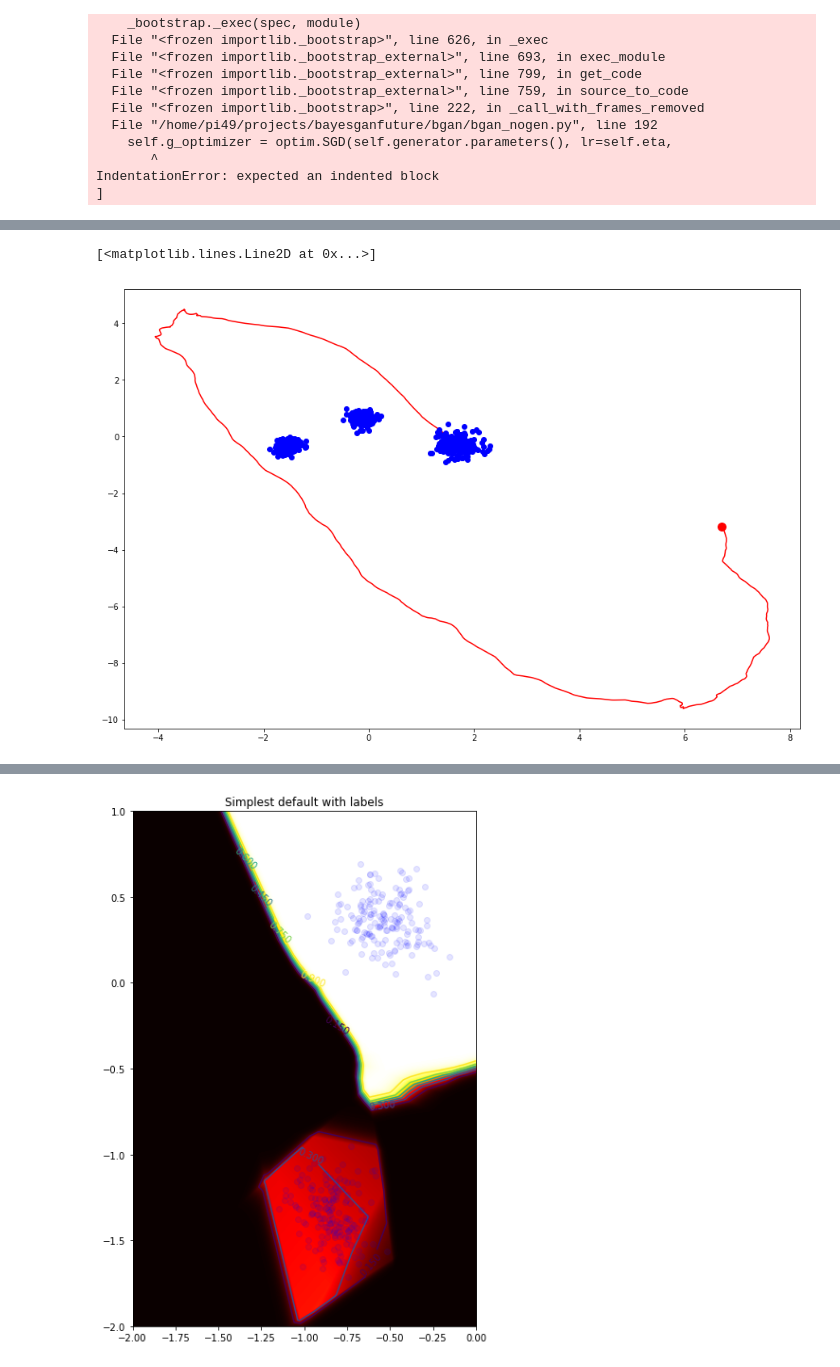
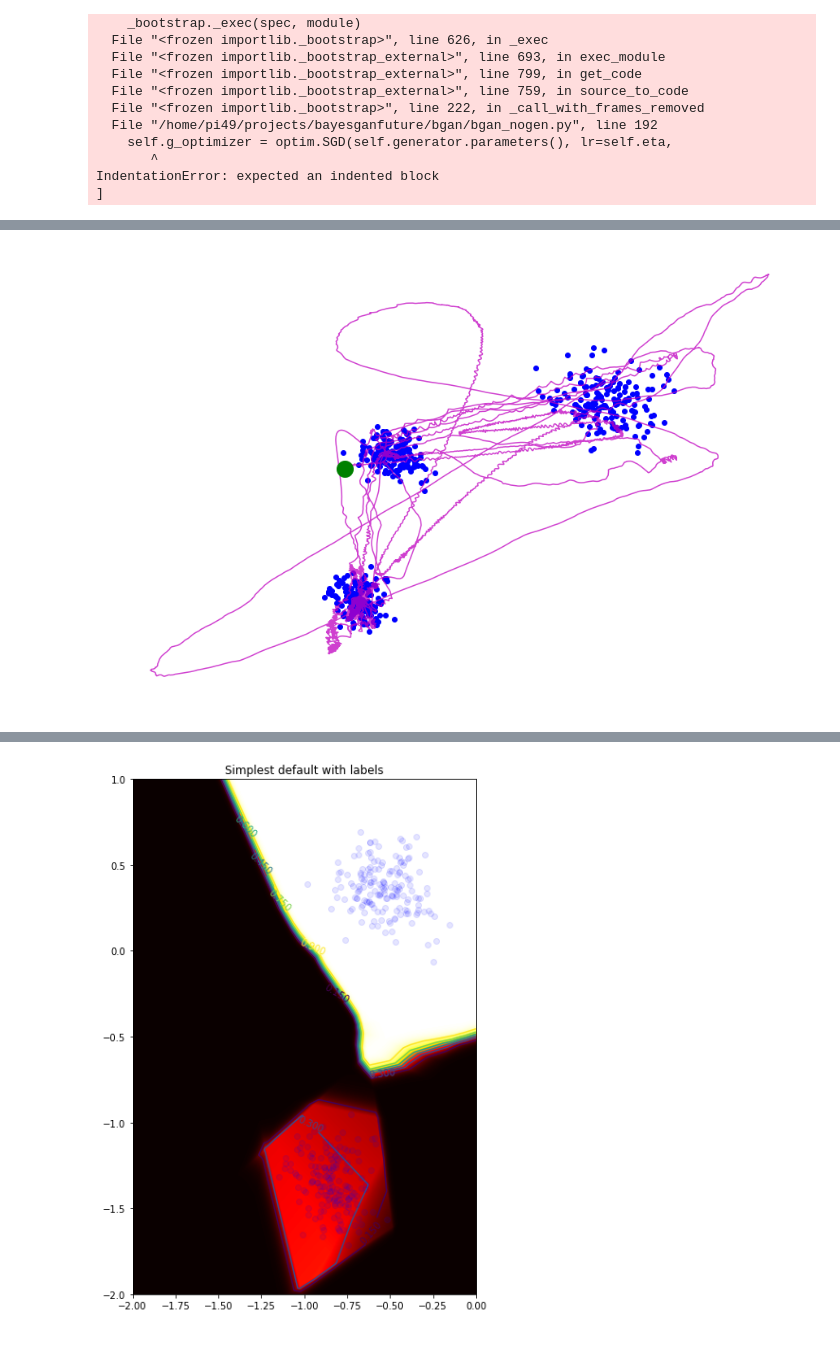
Before and after one commit to mfinzi/gans-and-stuff, a Jupyter notebook: experiments/nogen_experiments/bgan_nogen_synth.ipynb, the cells around one changed output, grey strips where cells are left out. Drawn from its saved outputs; the diff is of its cells as text; code cells hidden in the pictures.

```diff
--- a/experiments/nogen_experiments/bgan_nogen_synth.ipynb
+++ b/experiments/nogen_experiments/bgan_nogen_synth.ipynb
@@ -114,7 +114,7 @@ gen = GeneratorNetwork(1, init=init)
 disc = DiscriminatorNetwork(2, 100)
 gen.apply(weights_init)
 disc.apply(weights_init)
-bgan = BGANNG(gen, prior, disc, alpha=.01, eta=1e-2, num_data=len(data), disc_lr=1e-2, observed_gen=100)
+bgan = BGANNG(gen, prior, disc, alpha=.1, eta=1e-2, num_data=len(data), disc_lr=1e-1, observed_gen=100)
 samples = []
 # %%
 def visualize(samples, x_min=None, x_max=None, y_min=None, y_max=None, with_samples=True, n_grid=500):
@@ -157,7 +156,7 @@ def visualize(samples, x_min=None, x_max=None, y_min=None, y_max=None, with_samp
 # %%
 if isinstance(samples, np.ndarray):
     samples = samples.tolist()
-for epoch in range(1000):
+for epoch in range(200):
     for i, data_ in enumerate(dataloader, 0):
         batch = data_.float()
         bgan.step(batch)
@@ -180,9 +171,10 @@ samples = np.vstack(samples)
 # %%
 plt.figure(figsize=(15, 10))
-x_r, x_f = pca(x, samples)
-plt.plot(x_f[:, 0], x_f[:, 1], '-r')
-plt.plot(x_r[:, 0], x_r[:, 1], 'bo')
-plt.plot(x_f[-1, 0], x_f[-1, 1], 'ro', markersize=10)
+# x_r, x_f = pca(x, samples)
+plt.plot(x[:, 0], x[:, 1], 'bo')
+plt.plot(samples[:, 0], samples[:, 1], '-m', alpha=0.75)
+plt.plot(samples[-1, 0], samples[-1, 1], 'go', markersize=20)
+plt.axis('off')
+plt.savefig('gfbgan_trajectory.eps')
 # %% [output]
-[<matplotlib.lines.Line2D at 0x...>]
-[figure, old version]
+[figure, new version]
```
Also changed, not shown: parts of 4 cells of this notebook, 4 other files.
